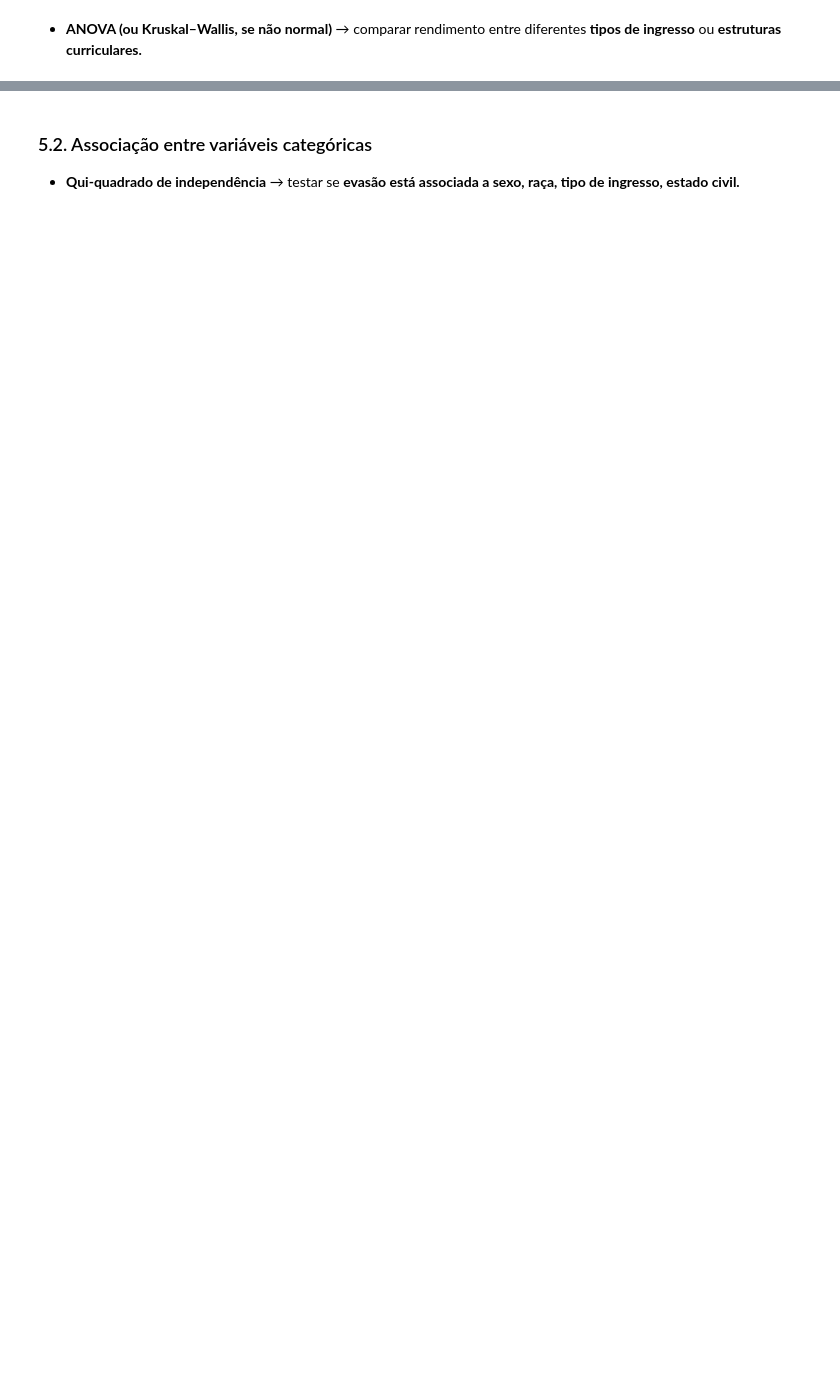
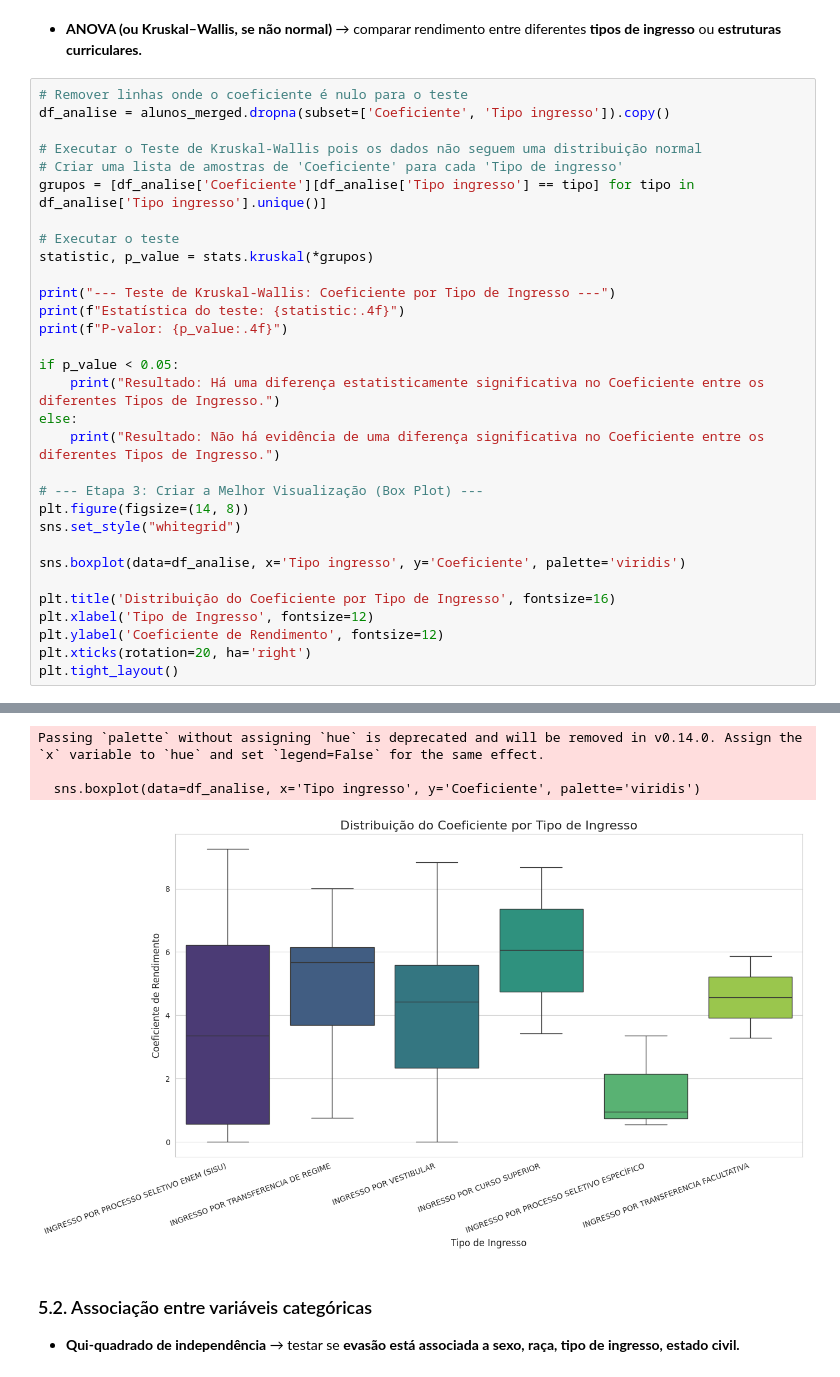
Before and after one commit to annabzsantos/An-lisePefilAcad-mico, a Jupyter notebook: Analise_pefilAcademico.ipynb, the cells around one changed output, grey strips where cells are left out. Cells and saved outputs as stored; diff of their text form; blank space fills up the shorter version.

Commit message:
testes estatísticos recomendados

```diff
--- a/Analise_pefilAcademico.ipynb
+++ b/Analise_pefilAcademico.ipynb
@@ -150,2 +214,34 @@ Valores duplicados no dataset historicoEscolar: 0
 # %% [markdown]
 - **ANOVA (ou Kruskal–Wallis, se não normal)** → comparar rendimento entre diferentes **tipos de ingresso** ou **estruturas curriculares.**
+# %%
+# Remover linhas onde o coeficiente é nulo para o teste
+df_analise = alunos_merged.dropna(subset=['Coeficiente', 'Tipo ingresso']).copy()
+
+# Executar o Teste de Kruskal-Wallis pois os dados não seguem uma distribuição normal
+# Criar uma lista de amostras de 'Coeficiente' para cada 'Tipo de ingresso'
+grupos = [df_analise['Coeficiente'][df_analise['Tipo ingresso'] == tipo] for tipo in df_analise['Tipo ingresso'].unique()]
+
+# Executar o teste
+statistic, p_value = stats.kruskal(*grupos)
+
+print("--- Teste de Kruskal-Wallis: Coeficiente por Tipo de Ingresso ---")
+print(f"Estatística do teste: {statistic:.4f}")
+print(f"P-valor: {p_value:.4f}")
+
+if p_value < 0.05:
+    print("Resultado: Há uma diferença estatisticamente significativa no Coeficiente entre os diferentes Tipos de Ingresso.")
+else:
+    print("Resultado: Não há evidência de uma diferença significativa no Coeficiente entre os diferentes Tipos de Ingresso.")
+
+# --- Etapa 3: Criar a Melhor Visualização (Box Plot) ---
+plt.figure(figsize=(14, 8))
+sns.set_style("whitegrid")
+
+sns.boxplot(data=df_analise, x='Tipo ingresso', y='Coeficiente', palette='viridis')
+
+plt.title('Distribuição do Coeficiente por Tipo de Ingresso', fontsize=16)
+plt.xlabel('Tipo de Ingresso', fontsize=12)
+plt.ylabel('Coeficiente de Rendimento', fontsize=12)
+plt.xticks(rotation=20, ha='right')
+plt.tight_layout()
+# %% [output]
@@ -152,3 +252,7 @@ Valores duplicados no dataset historicoEscolar: 0
+Passing `palette` without assigning `hue` is deprecated and will be removed in v0.14.0. Assign the `x` variable to `hue` and set `legend=False` for the same effect.
+
+  sns.boxplot(data=df_analise, x='Tipo ingresso', y='Coeficiente', palette='viridis')
+[figure, added]
 # %% [markdown]
 <a id='associacao'></a>
 ### 5.2. Associação entre variáveis categóricas
```
Also changed, not shown: parts of 18 cells of this notebook.
